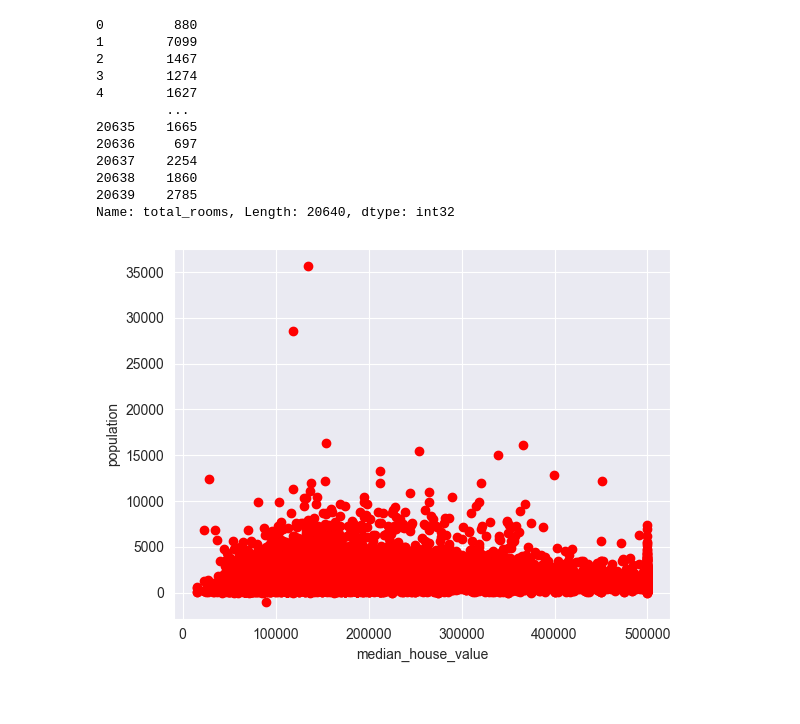
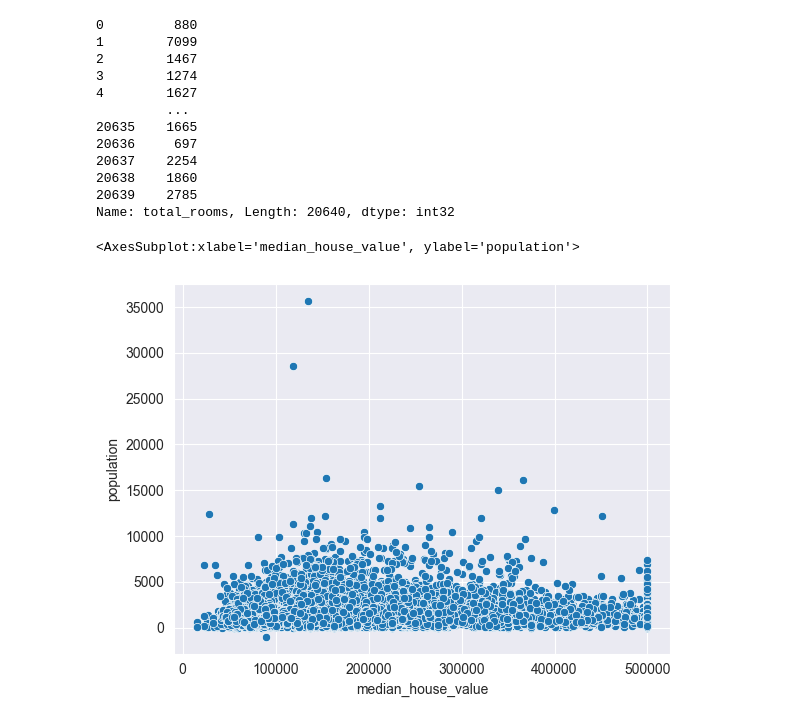
Before and after one commit to MbuviM/California_House_Prices, a Jupyter notebook: Housing.ipynb, the cells around one changed output. Drawn from its saved outputs; the diff is of its cells as text; code cells hidden in the pictures.

```diff
--- a/Housing.ipynb
+++ b/Housing.ipynb
@@ -322,10 +322,8 @@ df4['total_rooms']
 20638    1860
 20639    2785
 Name: total_rooms, Length: 20640, dtype: int32
-# %%
-plt.scatter(df4['median_house_value'], df4['population'], c='red')
-plt.xlabel('median_house_value')
-plt.ylabel('population')
-plt.show()
-# %% [output]
-[figure, removed]
+# %%
+sns.scatterplot(data=df4, x=df4['median_house_value'], y=df4['population'])
+# %% [output]
+<AxesSubplot:xlabel='median_house_value', ylabel='population'>
+[figure, added]
```
Also changed, not shown: parts of 3 cells of this notebook, 1 other file.
